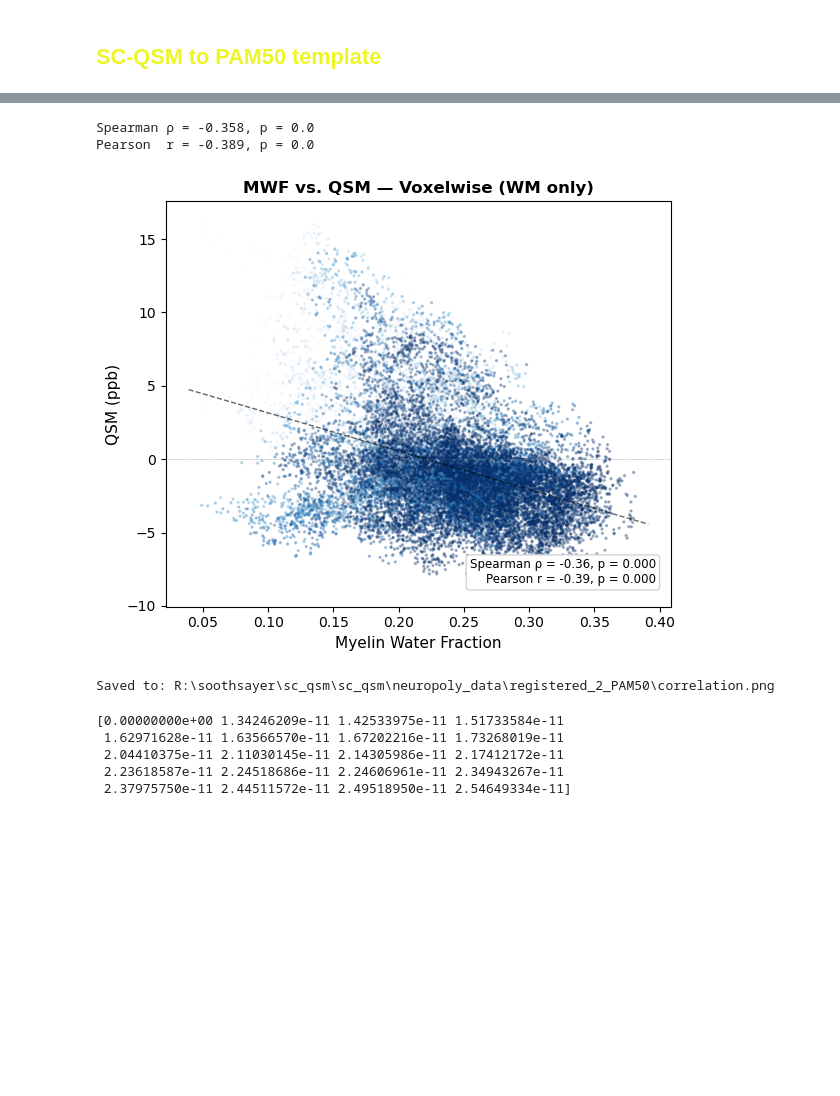
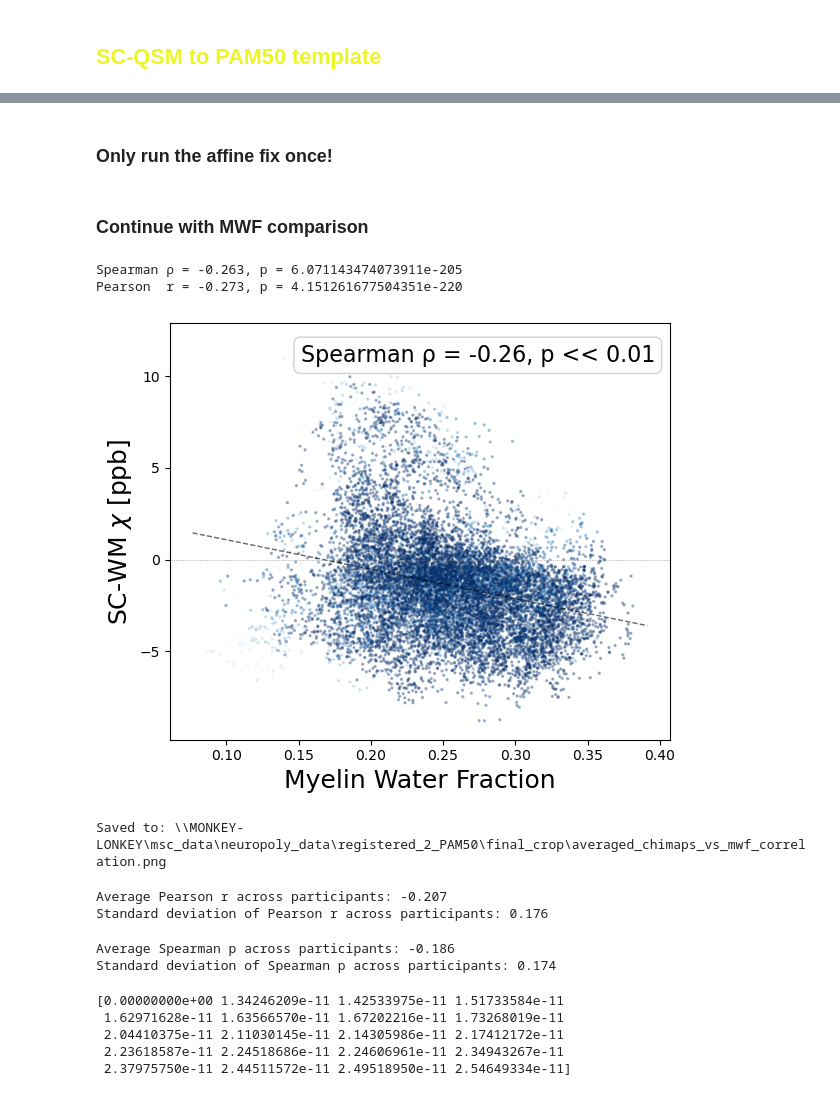
Before and after one commit to sriosq/Image-processing-strategies, a Jupyter notebook: qsm_testing/template_averaging.ipynb, the cells around one changed output, grey strips where cells are left out. Drawn from its saved outputs; the diff is of its cells as text; code cells hidden in the pictures; blank space fills up the shorter version.

```diff
--- a/qsm_testing/template_averaging.ipynb
+++ b/qsm_testing/template_averaging.ipynb
@@ -23,7 +25,7 @@ from monkey_tools.roi_correlation import compare_mwf_qsm  # re-import updated fu
 # %% [markdown]
 ## <span style="color:#EEF527"> SC-QSM to PAM50 template </span> </br>
 # %%
-data_dir = r"R:\soothsayer\sc_qsm\sc_qsm\neuropoly_data\registered_2_PAM50"
+data_dir = r"R:\soothsayer\sc_qsm\sc_qsm\neuropoly_data\registered_2_PAM50\final_crop"
 files = sorted(glob.glob(os.path.join(data_dir, "chi_*_registered_chimap_cropped.nii.gz")))
 # %%
 ref_img = nib.load(files[0])
@@ -43,2 +43,4 @@ nib.save(mean_img, mean_outpath)
+# %% [markdown]
+### Only run the affine fix once!
 # %%
 from nibabel.processing import resample_from_to
@@ -57,3 +59,8 @@ origin_fixed = nib.Nifti1Image(atlas.get_fdata(), aff, atlas.header)
 resampled = resample_from_to(origin_fixed, pam50, order=1)  # order=0 if label map
 
 nib.save(resampled, r"R:\soothsayer\msc_data\MWI_spinal_cord_atlases\MWF_atlas_originfixed_resampled.nii.gz")
+# %% [markdown]
+### Continue with MWF comparison
+# %%
+# After averaging once, we can just load the averaged chimap
+mean_chimap_outpath = os.path.join(data_dir, "simple_group_mean_chimap_cropped.nii.gz")
@@ -60,13 +70,12 @@ nib.save(resampled, r"R:\soothsayer\msc_data\MWI_spinal_cord_atlases\MWF_atlas_o
 # %%
 # Now we can calculate some metrics on the cropped images!
-mwf_template = r"R:\soothsayer\sc_qsm\sc_qsm\neuropoly_data\registered_2_PAM50\MWF_atlas_originfixed_resampled_cropped.nii.gz"
-gm_template_crop_path = r"R:\soothsayer\sc_qsm\sc_qsm\neuropoly_data\registered_2_PAM50\PAM50_gm_cropped.nii.gz"
-wm_template_crop_path = r"R:\soothsayer\sc_qsm\sc_qsm\neuropoly_data\registered_2_PAM50\PAM50_wm_cropped.nii.gz"
-correlation_outpath = r"R:\soothsayer\sc_qsm\sc_qsm\neuropoly_data\registered_2_PAM50\correlation.png"
+mwf_template = r"\\MONKEY-LONKEY\msc_data\neuropoly_data\registered_2_PAM50\final_crop\MWF_atlas_originfixed_resampled_cropped.nii.gz"
+wm_template_crop_path = r"\\MONKEY-LONKEY\msc_data\neuropoly_data\registered_2_PAM50\final_crop\PAM50_wm_cropped.nii.gz"
+correlation_outpath = r"\\MONKEY-LONKEY\msc_data\neuropoly_data\registered_2_PAM50\final_crop\averaged_chimaps_vs_mwf_correlation.png"
 
-mwf_df = compare_mwf_qsm(mean_outpath, mwf_template, wm_template_crop_path, correlation_outpath, mode='voxelwise')
+mwf_df = compare_mwf_qsm(mean_chimap_outpath, mwf_template, wm_template_crop_path, correlation_outpath, stat="spearman", mode='voxelwise', thr=0.8, y_label_var=r"SC-WM $\chi$ [ppb]")
 # %% [output]
-Spearman ρ = -0.358, p = 0.0
-Pearson  r = -0.389, p = 0.0
+Spearman ρ = -0.263, p = 6.071143474073911e-205
+Pearson  r = -0.273, p = 4.151261677504351e-220
-[figure, old version]
+[figure, new version]
-Saved to: R:\soothsayer\sc_qsm\sc_qsm\neuropoly_data\registered_2_PAM50\correlation.png
+Saved to: \\MONKEY-LONKEY\msc_data\neuropoly_data\registered_2_PAM50\final_crop\averaged_chimaps_vs_mwf_correlation.png
@@ -72,0 +91,10 @@ Saved to: R:\soothsayer\sc_qsm\sc_qsm\neuropoly_data\registered_2_PAM50\correlat
+# %%
+# Now calculate the average pearson r value across participants
+all_pearson_r = [pearson_r_sub_01, pearson_r_sub_02, pearson_r_sub_03, pearson_r_sub_04, pearson_r_sub_05, pearson_r_sub_06, pearson_r_sub_07, pearson_r_sub_08]
+average_pearson_r = np.mean(all_pearson_r)
+print(f"Average Pearson r across participants: {average_pearson_r:.3f}")
+sd_pearson_r = np.std(all_pearson_r)
+print(f"Standard deviation of Pearson r across participants: {sd_pearson_r:.3f}")
+# %% [output]
+Average Pearson r across participants: -0.207
+Standard deviation of Pearson r across participants: 0.176
@@ -73,3 +110,12 @@ Saved to: R:\soothsayer\sc_qsm\sc_qsm\neuropoly_data\registered_2_PAM50\correlat
+# %%
+all_spearman_p = [spearman_p_sub_01, spearman_p_sub_02, spearman_p_sub_03, spearman_p_sub_04, spearman_p_sub_05, spearman_p_sub_06, spearman_p_sub_07, spearman_p_sub_08]
+average_spearman_p = np.mean(all_spearman_p)
+print(f"Average Spearman p across participants: {average_spearman_p:.3f}")
+sd_spearman_p = np.std(all_spearman_p)
+print(f"Standard deviation of Spearman p across participants: {sd_spearman_p:.3f}")
+# %% [output]
+Average Spearman p across participants: -0.186
+Standard deviation of Spearman p across participants: 0.174
 # %%
 mwf_data = nib.load(mwf_template).get_fdata()
 print(np.unique(mwf_data[mwf_data < 0.01])[:20])
```
Also changed, not shown: parts of 29 cells of this notebook, 15 other files.
